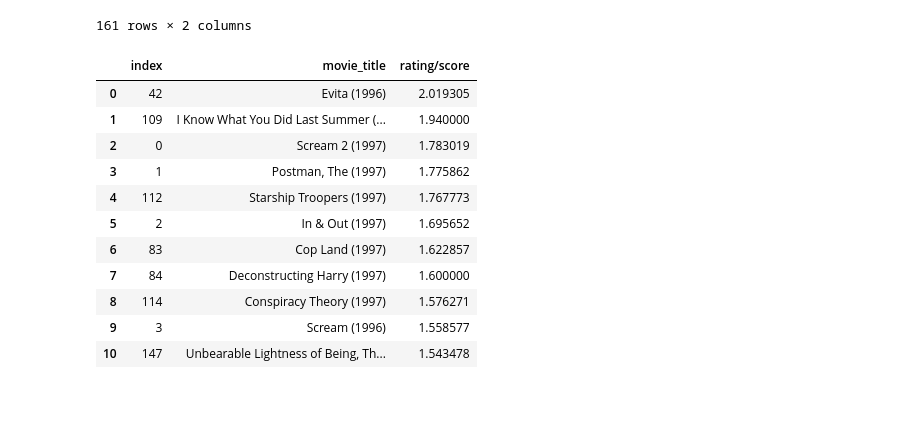
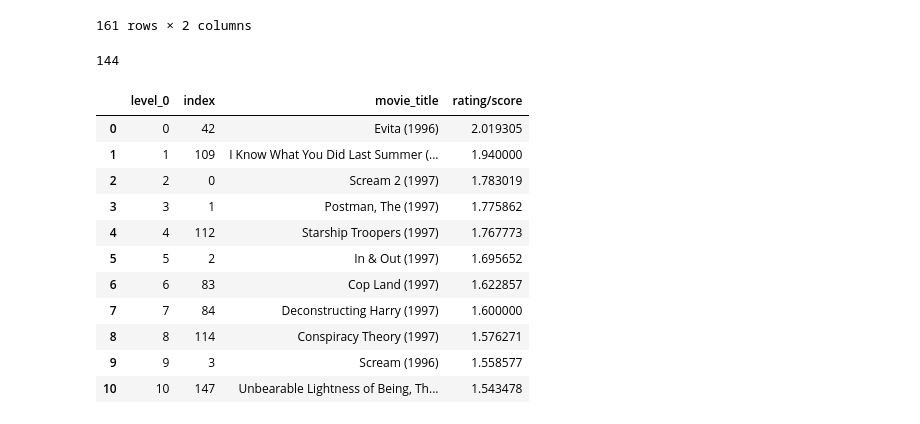
Before and after one commit to RulerOfEternalNight/Recommendation-System, a Jupyter notebook: J_CF/UserUserCF.ipynb, the cells around one changed output. Saved outputs shown, nothing was run; the diff lists cells and outputs as text; code cells hidden in the pictures.

```diff
--- a/J_CF/UserUserCF.ipynb
+++ b/J_CF/UserUserCF.ipynb
@@ -361,21 +361,23 @@ similar_user_movies
 # %%
 cond = similar_user_movies['movie_title'].isin(picked_userid_watched['movie_title'])
 similar_user_movies.drop(similar_user_movies[cond].index, inplace = True)
 similar_user_movies = similar_user_movies.reset_index()
+display(len(similar_user_movies))
 similar_user_movies.loc[:10]
 # %% [output]
+144
-|  | index | movie_title | rating/score |
-| 0 | 42 | Evita (1996) | 2.019305 |
-| 1 | 109 | I Know What You Did Last Summer (... | 1.940000 |
-| 2 | 0 | Scream 2 (1997) | 1.783019 |
-| 3 | 1 | Postman, The (1997) | 1.775862 |
-| 4 | 112 | Starship Troopers (1997) | 1.767773 |
-| 5 | 2 | In & Out (1997) | 1.695652 |
-| 6 | 83 | Cop Land (1997) | 1.622857 |
-| 7 | 84 | Deconstructing Harry (1997) | 1.600000 |
-| 8 | 114 | Conspiracy Theory (1997) | 1.576271 |
-| 9 | 3 | Scream (1996) | 1.558577 |
-| 10 | 147 | Unbearable Lightness of Being, Th... | 1.543478 |
+|  | level_0 | index | movie_title | rating/score |
+| 0 | 0 | 42 | Evita (1996) | 2.019305 |
+| 1 | 1 | 109 | I Know What You Did Last Summer (... | 1.940000 |
+| 2 | 2 | 0 | Scream 2 (1997) | 1.783019 |
+| 3 | 3 | 1 | Postman, The (1997) | 1.775862 |
+| 4 | 4 | 112 | Starship Troopers (1997) | 1.767773 |
+| 5 | 5 | 2 | In & Out (1997) | 1.695652 |
+| 6 | 6 | 83 | Cop Land (1997) | 1.622857 |
+| 7 | 7 | 84 | Deconstructing Harry (1997) | 1.600000 |
+| 8 | 8 | 114 | Conspiracy Theory (1997) | 1.576271 |
+| 9 | 9 | 3 | Scream (1996) | 1.558577 |
+| 10 | 10 | 147 | Unbearable Lightness of Being, Th... | 1.543478 |
 # %%
 # item_score = {}
 # # Loop through items
```
